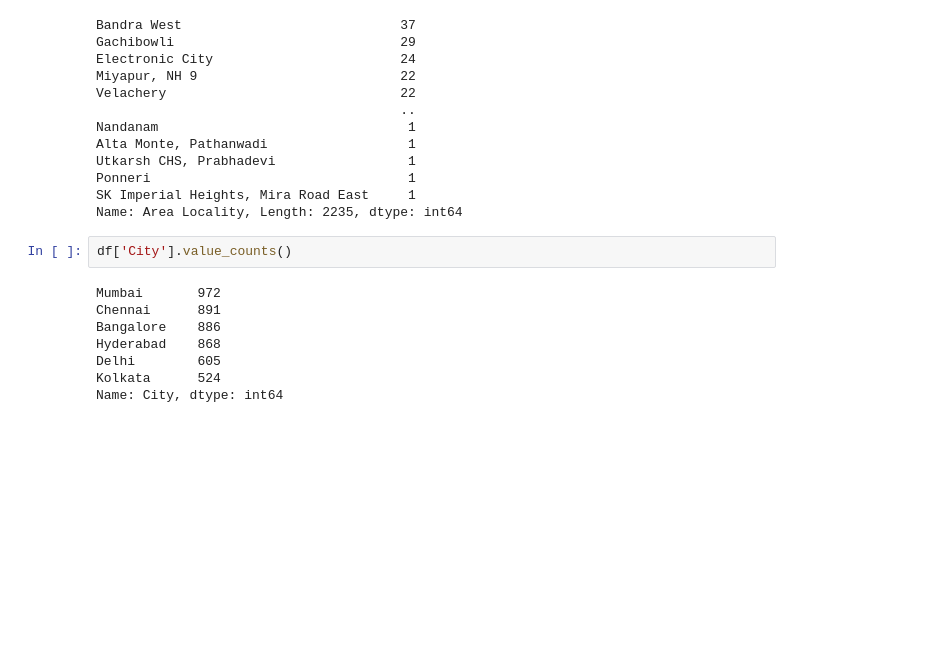
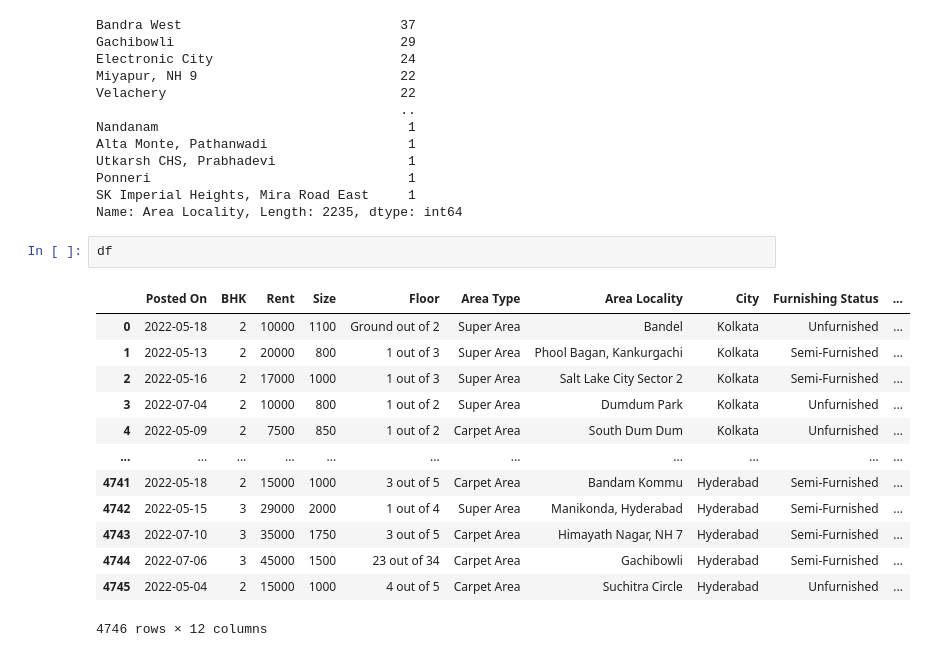
Before and after one commit to remre/housepricer, a Jupyter notebook: workenvfirst.ipynb, the cells around one changed output. Saved outputs shown, nothing was run; the diff lists cells and outputs as text; blank space fills up the shorter version.

```diff
--- a/workenvfirst.ipynb
+++ b/workenvfirst.ipynb
@@ -52,12 +61,18 @@ Ponneri                                 1
 SK Imperial Heights, Mira Road East     1
 Name: Area Locality, Length: 2235, dtype: int64
 # %%
-df['City'].value_counts()
+df
 # %% [output]
+|  | Posted On | BHK | Rent | Size | Floor | Area Type | Area Locality | City | Furnishing Status | ... |
+| 0 | 2022-05-18 | 2 | 10000 | 1100 | Ground out of 2 | Super Area | Bandel | Kolkata | Unfurnished | ... |
+| 1 | 2022-05-13 | 2 | 20000 | 800 | 1 out of 3 | Super Area | Phool Bagan, Kankurgachi | Kolkata | Semi-Furnished | ... |
+| 2 | 2022-05-16 | 2 | 17000 | 1000 | 1 out of 3 | Super Area | Salt Lake City Sector 2 | Kolkata | Semi-Furnished | ... |
+| 3 | 2022-07-04 | 2 | 10000 | 800 | 1 out of 2 | Super Area | Dumdum Park | Kolkata | Unfurnished | ... |
+| 4 | 2022-05-09 | 2 | 7500 | 850 | 1 out of 2 | Carpet Area | South Dum Dum | Kolkata | Unfurnished | ... |
+| ... | ... | ... | ... | ... | ... | ... | ... | ... | ... | ... |
+| 4741 | 2022-05-18 | 2 | 15000 | 1000 | 3 out of 5 | Carpet Area | Bandam Kommu | Hyderabad | Semi-Furnished | ... |
+| 4742 | 2022-05-15 | 3 | 29000 | 2000 | 1 out of 4 | Super Area | Manikonda, Hyderabad | Hyderabad | Semi-Furnished | ... |
+| 4743 | 2022-07-10 | 3 | 35000 | 1750 | 3 out of 5 | Carpet Area | Himayath Nagar, NH 7 | Hyderabad | Semi-Furnished | ... |
+| 4744 | 2022-07-06 | 3 | 45000 | 1500 | 23 out of 34 | Carpet Area | Gachibowli | Hyderabad | Semi-Furnished | ... |
+| 4745 | 2022-05-04 | 2 | 15000 | 1000 | 4 out of 5 | Carpet Area | Suchitra Circle | Hyderabad | Unfurnished | ... |
-Mumbai       972
-Chennai      891
-Bangalore    886
-Hyderabad    868
-Delhi        605
-Kolkata      524
-Name: City, dtype: int64
+4746 rows × 12 columns
```
Also changed, not shown: parts of 4 cells of this notebook, 1 other file.
